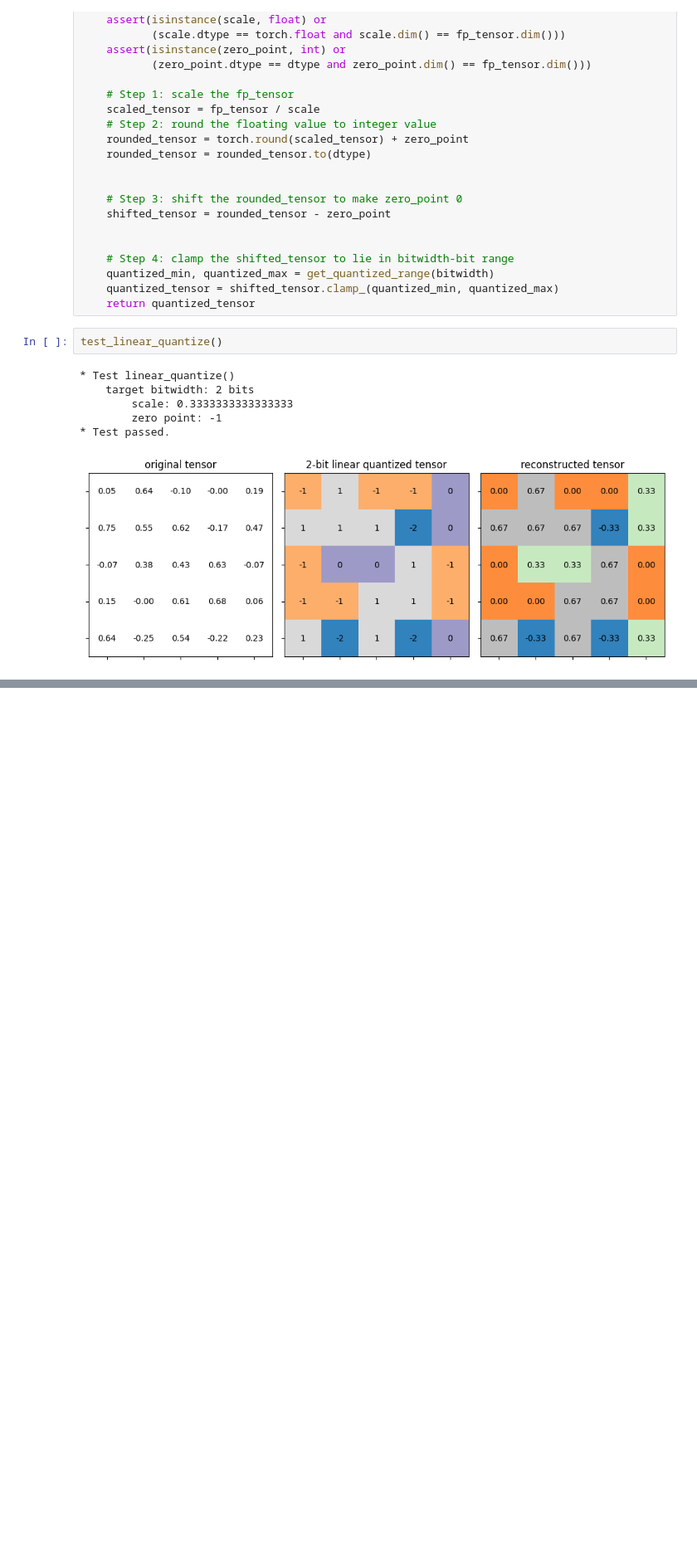
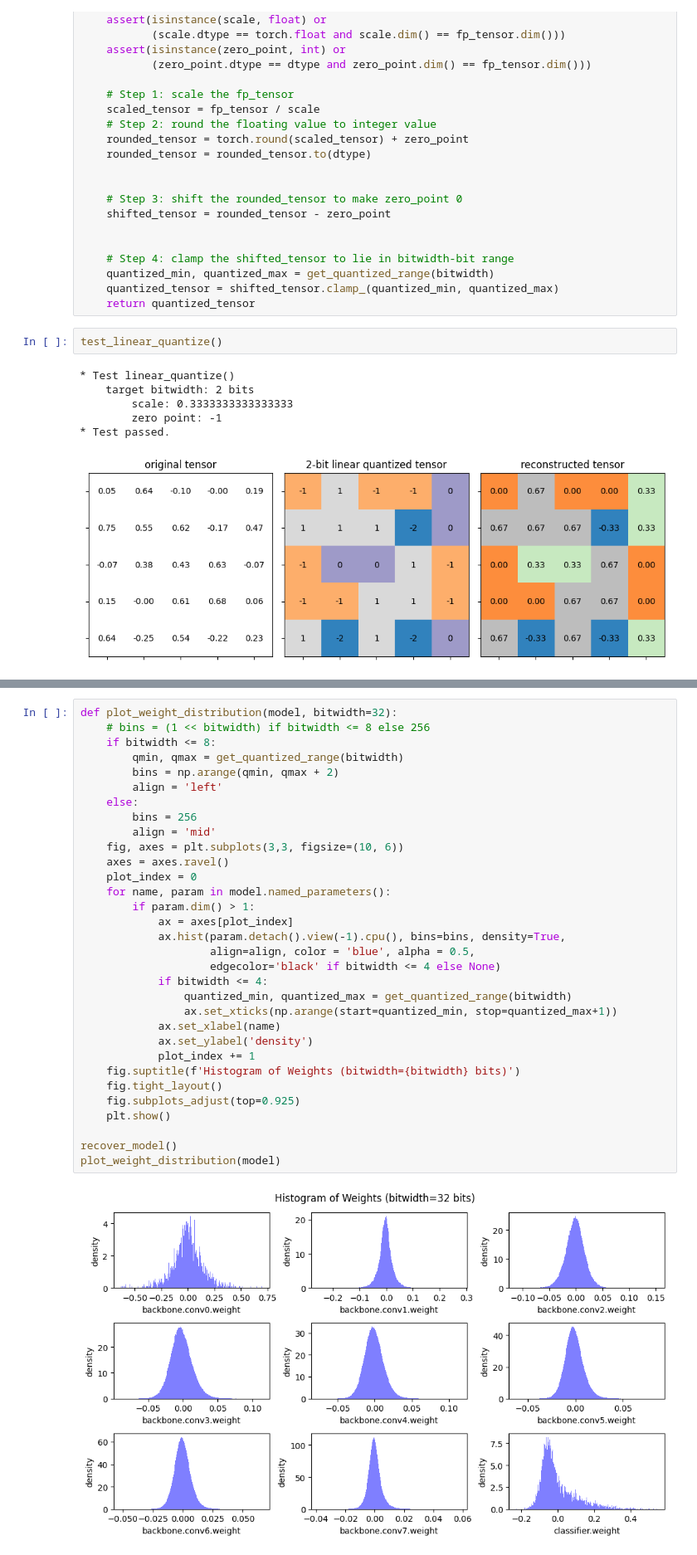
Before and after one commit to Kowshikh-10/Pytorch-, a Jupyter notebook: Untitled4.ipynb, the cells around one changed output, grey strips where cells are left out. Shown at 83% size. Saved outputs shown, nothing was run; the diff lists cells and outputs as text; blank space fills up the shorter version.

```diff
--- a/Untitled4.ipynb
+++ b/Untitled4.ipynb
@@ -426,0 +470,34 @@ test_linear_quantize()
+# %%
+def plot_weight_distribution(model, bitwidth=32):
+    # bins = (1 << bitwidth) if bitwidth <= 8 else 256
+    if bitwidth <= 8:
+        qmin, qmax = get_quantized_range(bitwidth)
+        bins = np.arange(qmin, qmax + 2)
+        align = 'left'
+    else:
+        bins = 256
+        align = 'mid'
+    fig, axes = plt.subplots(3,3, figsize=(10, 6))
+    axes = axes.ravel()
+    plot_index = 0
+    for name, param in model.named_parameters():
+        if param.dim() > 1:
+            ax = axes[plot_index]
+            ax.hist(param.detach().view(-1).cpu(), bins=bins, density=True,
+                    align=align, color = 'blue', alpha = 0.5,
+                    edgecolor='black' if bitwidth <= 4 else None)
+            if bitwidth <= 4:
+                quantized_min, quantized_max = get_quantized_range(bitwidth)
+                ax.set_xticks(np.arange(start=quantized_min, stop=quantized_max+1))
+            ax.set_xlabel(name)
+            ax.set_ylabel('density')
+            plot_index += 1
+    fig.suptitle(f'Histogram of Weights (bitwidth={bitwidth} bits)')
+    fig.tight_layout()
+    fig.subplots_adjust(top=0.925)
+    plt.show()
+
+recover_model()
+plot_weight_distribution(model)
+# %% [output]
+[figure, added]
```
Also changed, not shown: parts of 3 cells of this notebook.
